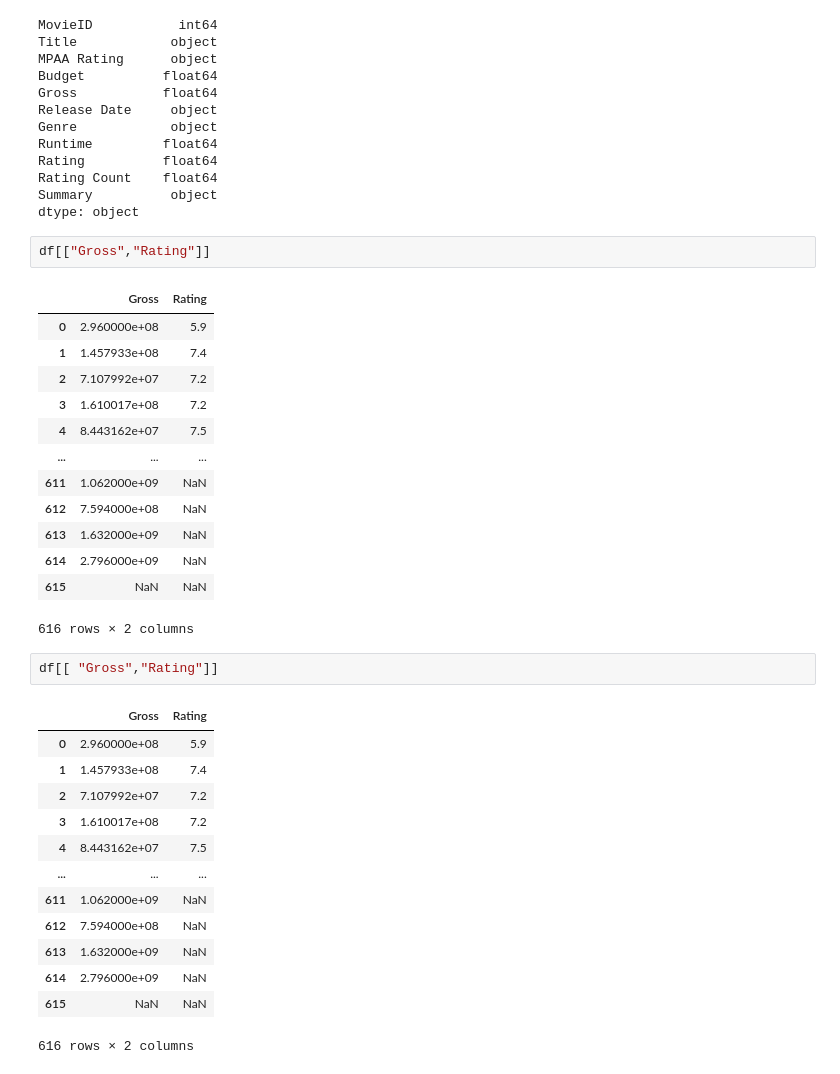
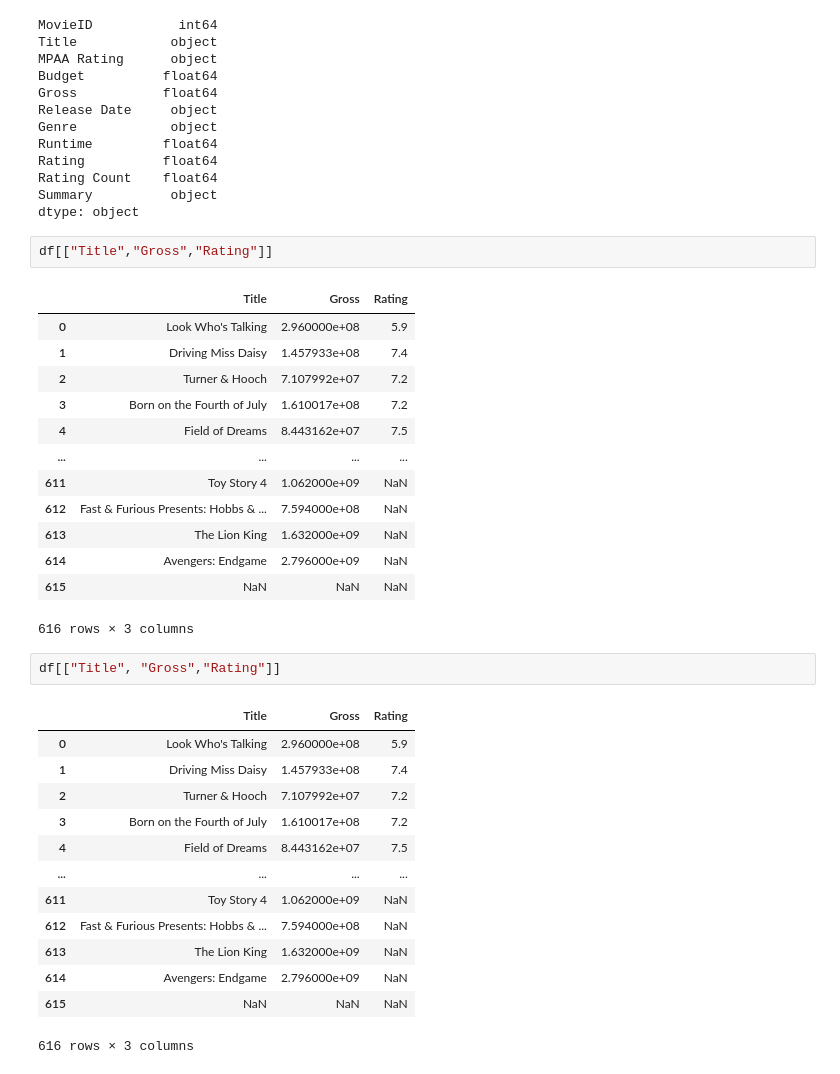
Before and after one commit to MieveO/python-intro, a Jupyter notebook: Panda pounding.ipynb, the cells around one changed output. Drawn from its saved outputs; the diff is of its cells as text.

```diff
--- a/Panda pounding.ipynb
+++ b/Panda pounding.ipynb
@@ -92,35 +92,35 @@ Rating Count    float64
 Summary          object
 dtype: object
 # %%
-df[["Gross","Rating"]]
+df[["Title","Gross","Rating"]]
 # %% [output]
-|  | Gross | Rating |
-| 0 | 2.960000e+08 | 5.9 |
-| 1 | 1.457933e+08 | 7.4 |
-| 2 | 7.107992e+07 | 7.2 |
-| 3 | 1.610017e+08 | 7.2 |
-| 4 | 8.443162e+07 | 7.5 |
-| ... | ... | ... |
-| 611 | 1.062000e+09 | NaN |
-| 612 | 7.594000e+08 | NaN |
-| 613 | 1.632000e+09 | NaN |
-| 614 | 2.796000e+09 | NaN |
-| 615 | NaN | NaN |
+|  | Title | Gross | Rating |
+| 0 | Look Who's Talking | 2.960000e+08 | 5.9 |
+| 1 | Driving Miss Daisy | 1.457933e+08 | 7.4 |
+| 2 | Turner & Hooch | 7.107992e+07 | 7.2 |
+| 3 | Born on the Fourth of July | 1.610017e+08 | 7.2 |
+| 4 | Field of Dreams | 8.443162e+07 | 7.5 |
+| ... | ... | ... | ... |
+| 611 | Toy Story 4 | 1.062000e+09 | NaN |
+| 612 | Fast & Furious Presents: Hobbs & ... | 7.594000e+08 | NaN |
+| 613 | The Lion King | 1.632000e+09 | NaN |
+| 614 | Avengers: Endgame | 2.796000e+09 | NaN |
+| 615 | NaN | NaN | NaN |
-616 rows × 2 columns
+616 rows × 3 columns
 # %%
-df[[ "Gross","Rating"]]
+df[["Title", "Gross","Rating"]]
 # %% [output]
-|  | Gross | Rating |
-| 0 | 2.960000e+08 | 5.9 |
-| 1 | 1.457933e+08 | 7.4 |
-| 2 | 7.107992e+07 | 7.2 |
-| 3 | 1.610017e+08 | 7.2 |
-| 4 | 8.443162e+07 | 7.5 |
-| ... | ... | ... |
-| 611 | 1.062000e+09 | NaN |
-| 612 | 7.594000e+08 | NaN |
-| 613 | 1.632000e+09 | NaN |
-| 614 | 2.796000e+09 | NaN |
-| 615 | NaN | NaN |
+|  | Title | Gross | Rating |
+| 0 | Look Who's Talking | 2.960000e+08 | 5.9 |
+| 1 | Driving Miss Daisy | 1.457933e+08 | 7.4 |
+| 2 | Turner & Hooch | 7.107992e+07 | 7.2 |
+| 3 | Born on the Fourth of July | 1.610017e+08 | 7.2 |
+| 4 | Field of Dreams | 8.443162e+07 | 7.5 |
+| ... | ... | ... | ... |
+| 611 | Toy Story 4 | 1.062000e+09 | NaN |
+| 612 | Fast & Furious Presents: Hobbs & ... | 7.594000e+08 | NaN |
+| 613 | The Lion King | 1.632000e+09 | NaN |
+| 614 | Avengers: Endgame | 2.796000e+09 | NaN |
+| 615 | NaN | NaN | NaN |
-616 rows × 2 columns
+616 rows × 3 columns
 # %%
```
Also changed, not shown: parts of 8 cells of this notebook.
